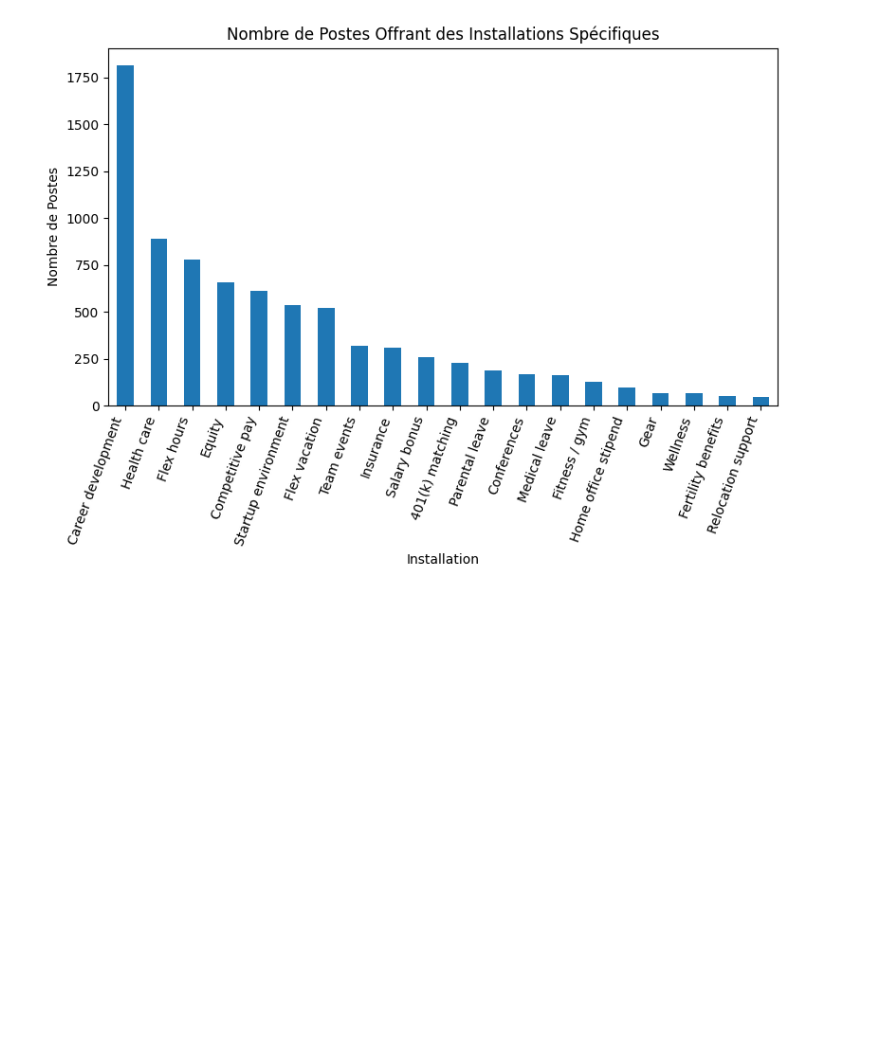
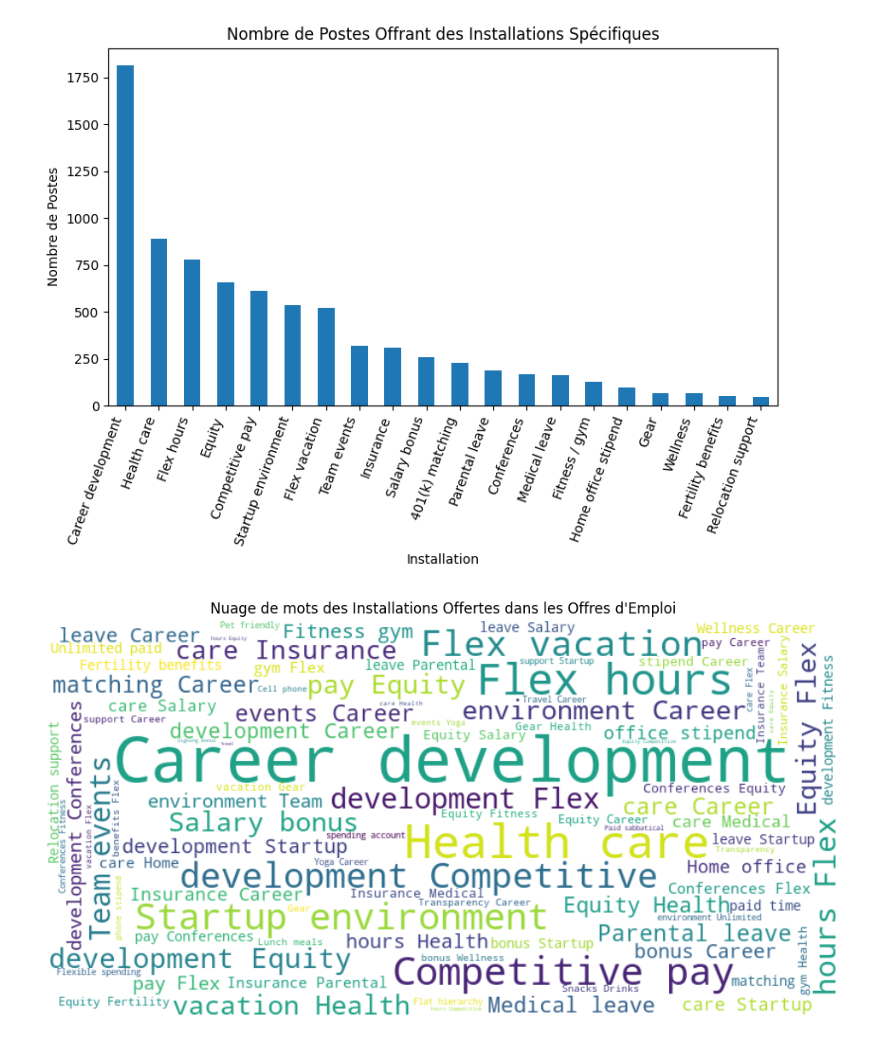
Before and after one commit to tsrhayar/analyze_data_jobs, a Jupyter notebook: Visualisation.ipynb, the cells around one changed output. Saved outputs shown, nothing was run; the diff lists cells and outputs as text; code cells hidden in the pictures; blank space fills up the shorter version.

```diff
--- a/Visualisation.ipynb
+++ b/Visualisation.ipynb
@@ -407,3 +355,23 @@ plt.tight_layout()
 plt.show()
 # %% [output]
 [figure]
+# %%
+# Combinaison des listes d'installations dans la colonne 'Facilities' en une seule liste
+all_facilities = []
+for facilities_list in df['Facilities']:
+    all_facilities.extend(facilities_list)
+
+# Création d'un texte à partir des installations pour le nuage de mots
+facilities_text = ' '.join(all_facilities)
+
+# Création du nuage de mots
+wordcloud = WordCloud(width=800, height=400, background_color='white').generate(facilities_text)
+
+# Affichage du nuage de mots
+plt.figure(figsize=(12, 8))
+plt.imshow(wordcloud, interpolation='bilinear')
+plt.axis('off')
+plt.title('Nuage de mots des Installations Offertes dans les Offres d\'Emploi')
+plt.show()
+# %% [output]
+[figure, added]
```
Also changed, not shown: parts of 19 cells of this notebook, 9 other files.
